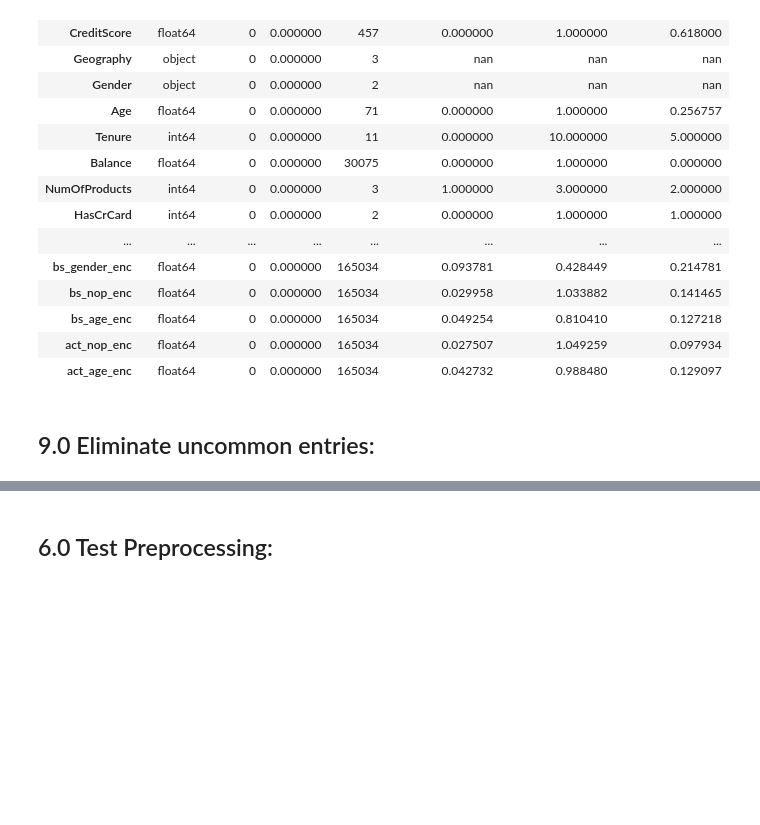
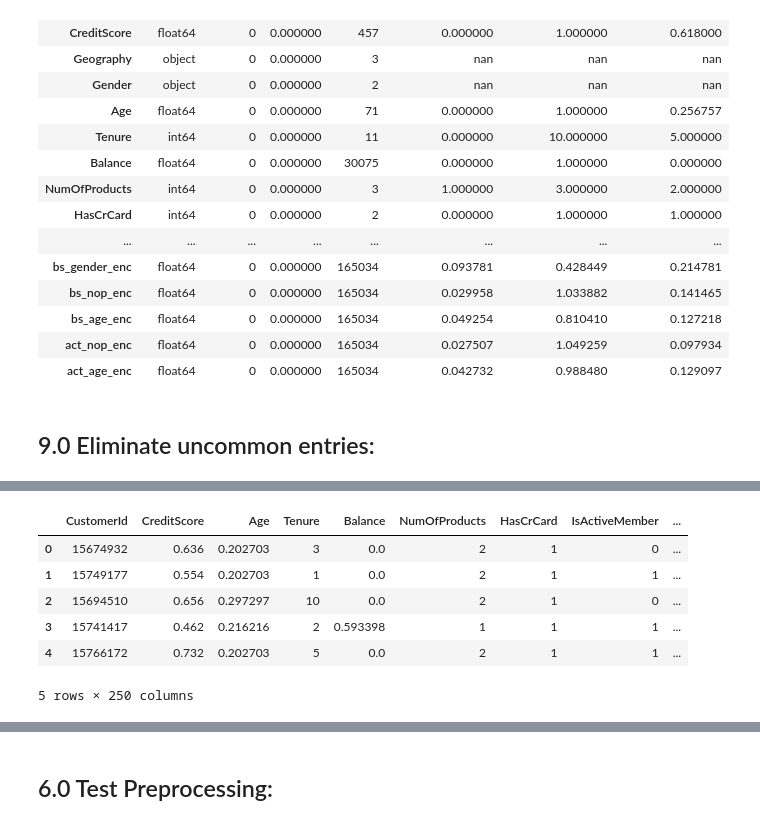
Before and after one commit to fabriziobasso/kaggle, a Jupyter notebook: S4E1_EDA_v1.ipynb, the cells around one changed output, grey strips where cells are left out. Drawn from its saved outputs; the diff is of its cells as text; code cells hidden in the pictures; blank space fills up the shorter version.

```diff
--- a/S4E1_EDA_v1.ipynb
+++ b/S4E1_EDA_v1.ipynb
@@ -1922,0 +1925,42 @@ test.drop(columns=["Surname"], inplace=True)
+# %%
+table = PrettyTable()
+table.field_names = ['Clustered Feature', 'ROC AUC (CV-TRAIN)']
+overall_best_score=0
+for col in tqdm(cont_cols):
+    sub_set=[f for f in unimportant_features if col in f]
+    temp_train=train[sub_set]
+    temp_test=test[sub_set]
+    sc=StandardScaler()
+    temp_train=sc.fit_transform(temp_train)
+    temp_test=sc.transform(temp_test)
+
+    # print(ideal_clusters)
+    kmeans = KMeans(n_clusters=10, random_state=1978)
+    kmeans.fit(np.array(temp_train))
+    labels_train = kmeans.labels_
+
+    train[col+"_unimp_cluster_WOE"] = labels_train
+    test[col+"_unimp_cluster_WOE"] = kmeans.predict(np.array(temp_test))
+
+
+    kf=StratifiedKFold(n_splits=5, shuffle=True, random_state=42)
+
+    X=train[[col+"_unimp_cluster_WOE"]].values
+    y=train[target].astype(int).values
+
+    auc=[]
+    for train_idx, val_idx in kf.split(X,y):
+        X_train,y_train=X[train_idx],y[train_idx]
+        x_val,y_val=X[val_idx],y[val_idx]
+        model = HistGradientBoostingClassifier(max_iter=300, learning_rate=0.02, max_depth=6, random_state=42)
+        model.fit(X_train, y_train)
+        y_pred = model.predict_proba(x_val)[:,1]
+        auc.append(roc_auc_score(y_val,y_pred))
+
+    table.add_row([col+"_unimp_cluster_WOE",np.mean(auc)])
+    if overall_best_score<np.mean(auc):
+        overall_best_score=np.mean(auc)
+        overall_best_col=col+"_unimp_cluster_WOE"
+
+print(table)
+print("overall best CV score: ", overall_best_score)
@@ -1926,0 +1995,10 @@ train.shape,test.shape
+# %%
+train.head()
+# %% [output]
+|  | CustomerId | CreditScore | Age | Tenure | Balance | NumOfProducts | HasCrCard | IsActiveMember | ... |
+| 0 | 15674932 | 0.636 | 0.202703 | 3 | 0.0 | 2 | 1 | 0 | ... |
+| 1 | 15749177 | 0.554 | 0.202703 | 1 | 0.0 | 2 | 1 | 1 | ... |
+| 2 | 15694510 | 0.656 | 0.297297 | 10 | 0.0 | 2 | 1 | 0 | ... |
+| 3 | 15741417 | 0.462 | 0.216216 | 2 | 0.593398 | 1 | 1 | 1 | ... |
+| 4 | 15766172 | 0.732 | 0.202703 | 5 | 0.0 | 2 | 1 | 1 | ... |
+5 rows × 250 columns
```
Also changed, not shown: parts of 45 cells of this notebook.
